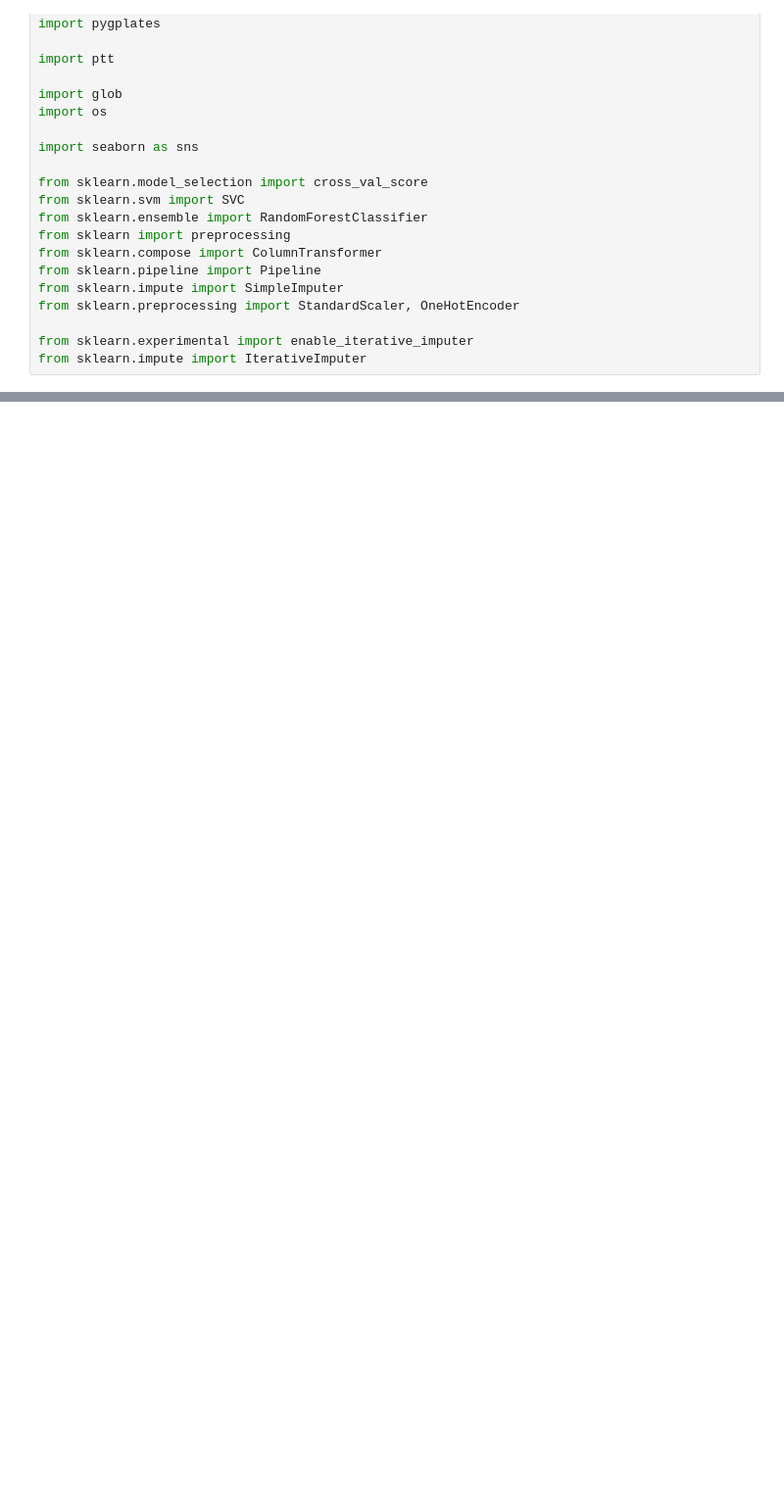
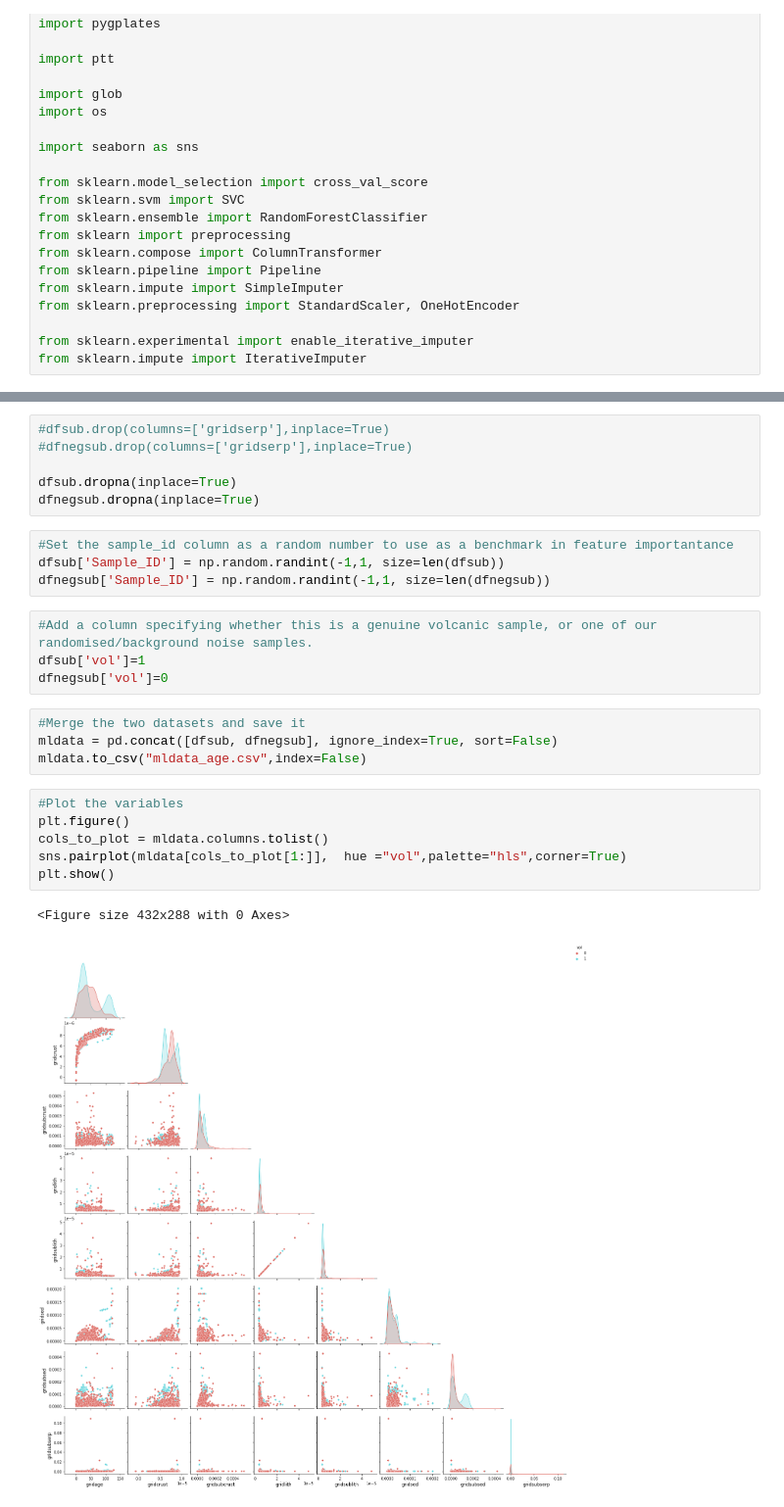
Before and after one commit to Sydney-Informatics-Hub/carbon-volcanics, a Jupyter notebook: VolcanoExplorer.ipynb, the cells around one changed output, grey strips where cells are left out. Shown: that part at 98% size. Saved outputs shown, nothing was run; the diff lists cells and outputs as text; blank space fills up the shorter version.

```diff
--- a/VolcanoExplorer.ipynb
+++ b/VolcanoExplorer.ipynb
@@ -214,0 +127,27 @@ rf = Pipeline(steps=[('preprocessor', preprocessor),
+# %%
+#dfsub.drop(columns=['gridserp'],inplace=True)
+#dfnegsub.drop(columns=['gridserp'],inplace=True)
+
+dfsub.dropna(inplace=True)
+dfnegsub.dropna(inplace=True)
+# %%
+#Set the sample_id column as a random number to use as a benchmark in feature importantance
+dfsub['Sample_ID'] = np.random.randint(-1,1, size=len(dfsub))
+dfnegsub['Sample_ID'] = np.random.randint(-1,1, size=len(dfnegsub))
+# %%
+#Add a column specifying whether this is a genuine volcanic sample, or one of our randomised/background noise samples.
+dfsub['vol']=1
+dfnegsub['vol']=0
+# %%
+#Merge the two datasets and save it
+mldata = pd.concat([dfsub, dfnegsub], ignore_index=True, sort=False)
+mldata.to_csv("mldata_age.csv",index=False)
+# %%
+#Plot the variables
+plt.figure()
+cols_to_plot = mldata.columns.tolist()
+sns.pairplot(mldata[cols_to_plot[1:]],  hue ="vol",palette="hls",corner=True)
+plt.show()
+# %% [output]
+<Figure size 432x288 with 0 Axes>
+[figure, added]
```
Also changed, not shown: parts of 37 cells of this notebook, 7 other files.
